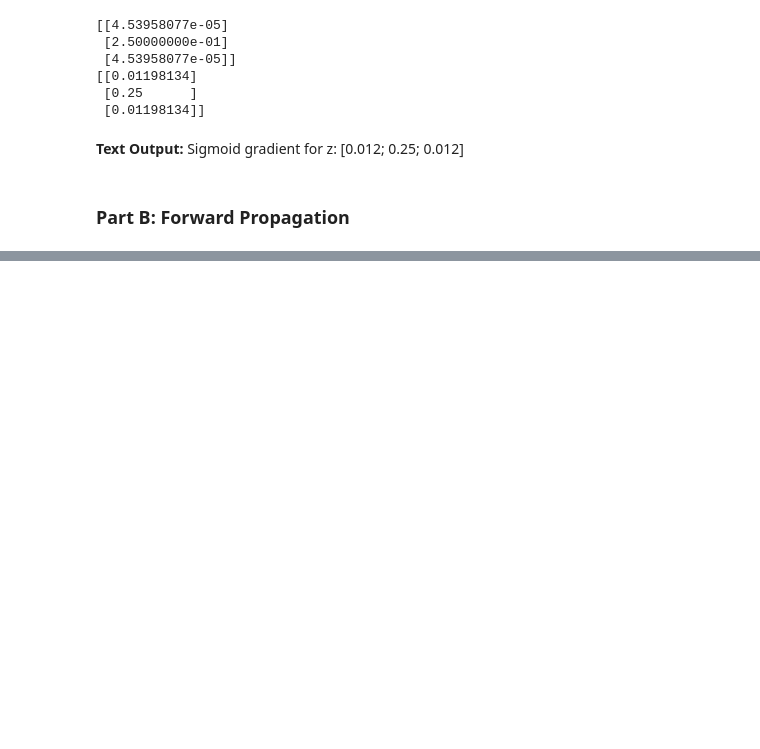
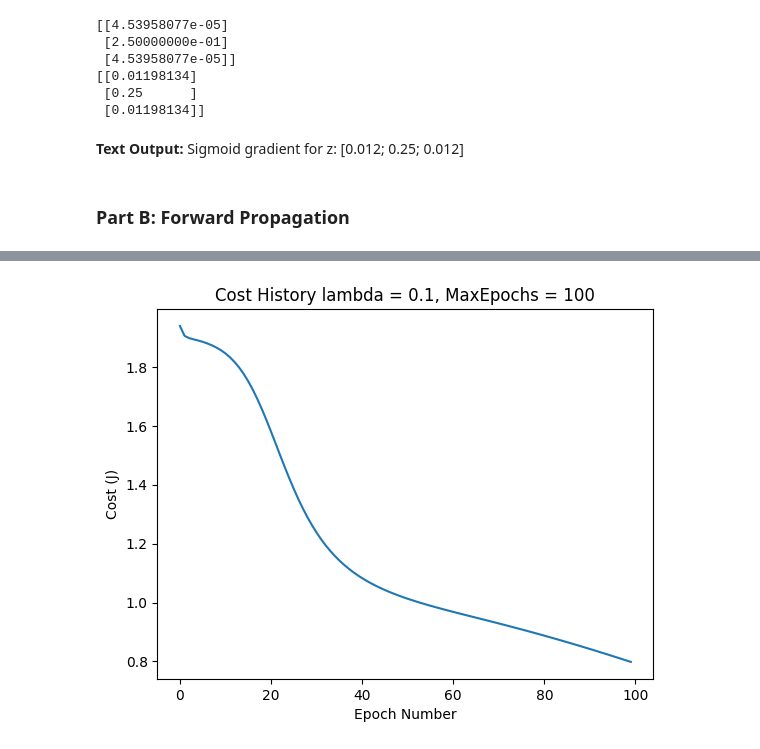
Before and after one commit to nstarace/Machine-Learning, a Jupyter notebook: Homework 6/ps6_python_Starace_Nicholas/ps6_python_Starace_Nicholas.ipynb, the cells around one changed output, grey strips where cells are left out. Drawn from its saved outputs; the diff is of its cells as text; code cells hidden in the pictures; blank space fills up the shorter version.

```diff
--- a/Homework 6/ps6_python_Starace_Nicholas/ps6_python_Starace_Nicholas.ipynb
+++ b/Homework 6/ps6_python_Starace_Nicholas/ps6_python_Starace_Nicholas.ipynb
@@ -95,0 +364,16 @@ print(h_x)
+# %%
+# Split 85% train, 15% test
+np.random.seed(D)
+start = 0
+mid = int(np.floor(X.shape[0] * 0.85))
+end = X.shape[0]
+randArr = np.random.permutation(X.shape[0])
+X_train = X[randArr[start:mid], :]
+X_test = X[randArr[mid:end], :]
+y_train = y[randArr[start:mid]]
+y_test = y[randArr[mid:end]]
+
+print(X_train.shape)
+print(X_test.shape)
+print(y_train.shape)
+print(y_test.shape)
@@ -95,0 +391,69 @@ print(h_x)
+# %%
+# NN Dimensions
+input_layer_size = 4
+hidden_layer_size = H
+num_labels = 3
+alpha = 0.6
+MaxEpochs_all = np.array([50, 100])
+random_seed = D
+lambda_all = np.array([0, 0.01, 0.1, 1])
+
+# Store Results
+Acc = np.zeros((4, 4))
+
+# Iterate over Lambda
+for i in range(4):
+    lambda_val = lambda_all[i]
+
+    # Index y from 0
+    y0th_train = y_train - 1
+
+    # Iterate over Epoch Num
+    j = 0
+    for j in range(2):
+        MaxEpochs = MaxEpochs_all[j]
+
+        # Accuracy Matrix Indexing
+        if j == 0:
+            r = 0
+            c = 1
+        elif j == 1:
+            r = r + 2
+            c = c + 2
+
+        # Train NN
+        Theta1, Theta2, cost_history = sGD(input_layer_size, hidden_layer_size, num_labels, X_train, y0th_train, lambda_val, alpha, MaxEpochs, random_seed)
+
+        # Compute Training Accuracy
+        p, A3 = predict(Theta1, Theta2, X_train)
+        p = p + 1 # Convert back to indexing from 1
+
+        TotalCorr = (y_train == p).sum()
+        Acc[i, r] = (TotalCorr / len(y_train)) * 100
+
+        # Compute Testing Accuracy
+        p, A3 = predict(Theta1, Theta2, X_test)
+        p = p + 1
+        TotalCorr = (y_test == p).sum()
+        Acc[i, c] = (TotalCorr / len(y_test)) * 100
+
+# Display Accuracy Results
+print("Accuracy Results")
+print("                             MaxEpochs = 50                        MaxEpochs = 100")
+print("                  alpha      Training           Testing            Training            Testing")
+print("                             Accuracy [%]       Accuracy [%]       Accuracy [%]        Accuracy [%]")
+print(f"lambda = 0       {alpha}         {Acc[0,0]:.2f}              {Acc[0,1]:.2f}             {Acc[0,2]:.2f}               {Acc[0,3]:.2f}")
+print(f"lambda = 0.01    {alpha}         {Acc[1,0]:.2f}              {Acc[1,1]:.2f}             {Acc[1,2]:.2f}               {Acc[1,3]:.2f}")
+print(f"lambda = 0.1     {alpha}         {Acc[2,0]:.2f}              {Acc[2,1]:.2f}             {Acc[2,2]:.2f}               {Acc[2,3]:.2f}")
+print(f"lambda = 1       {alpha}         {Acc[3,0]:.2f}              {Acc[3,1]:.2f}             {Acc[3,2]:.2f}               {Acc[3,3]:.2f}")
+
+# Plot Best Result (lambda = 0.1, MaxEpochs = 100)
+lambda_val = 0.1
+MaxEpochs = 100
+Theta1, Theta2, cost_history = sGD(input_layer_size, hidden_layer_size, num_labels, X_train, y0th_train, lambda_val, alpha, MaxEpochs, random_seed)
+EpochVec = np.arange(MaxEpochs)
+plt.plot(EpochVec, cost_history)
+plt.xlabel("Epoch Number")
+plt.ylabel("Cost (J)")
+plt.title("Cost History lambda = 0.1, MaxEpochs = 100")
+# %% [output]
@@ -95,0 +469 @@ print(h_x)
+[figure, added]
```
Also changed, not shown: parts of 46 cells of this notebook, 1 other file.
